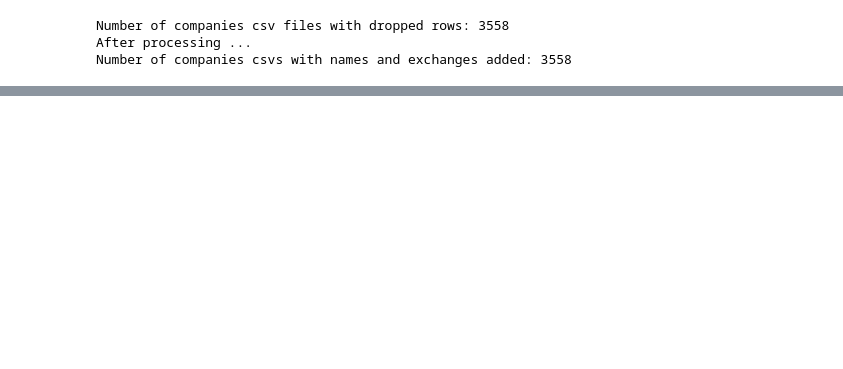
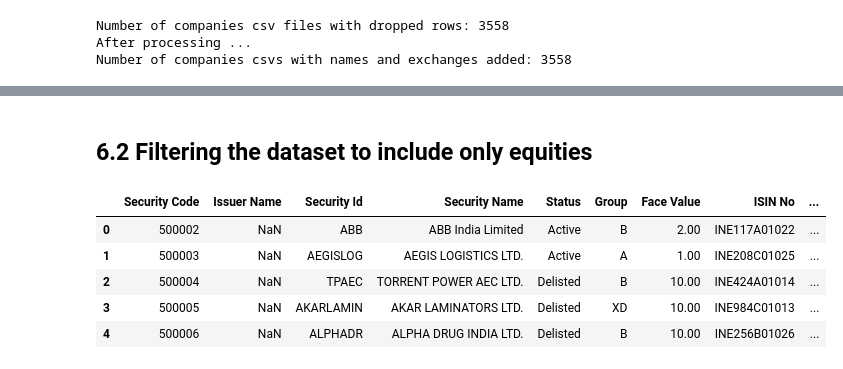
Before and after one commit to Varun487/DataAnalytics_PairTradingModels, a Jupyter notebook: Preprocess/Cleaning_Data.ipynb, the cells around one changed output, grey strips where cells are left out. Cells and saved outputs as stored; diff of their text form; code cells hidden in the pictures; blank space fills up the shorter version.

```diff
--- a/Preprocess/Cleaning_Data.ipynb
+++ b/Preprocess/Cleaning_Data.ipynb
@@ -163,0 +191,12 @@ Number of companies csvs with names and exchanges added: 3558
+# %% [markdown]
+## 6.2 Filtering the dataset to include only equities
+# %%
+equity = equity[equity['Instrument'] == 'Equity']
+equity.head()
+# %% [output]
+|  | Security Code | Issuer Name | Security Id | Security Name | Status | Group | Face Value | ISIN No | ... |
+| 0 | 500002 | NaN | ABB | ABB India Limited | Active | B | 2.00 | INE117A01022 | ... |
+| 1 | 500003 | NaN | AEGISLOG | AEGIS LOGISTICS LTD. | Active | A | 1.00 | INE208C01025 | ... |
+| 2 | 500004 | NaN | TPAEC | TORRENT POWER AEC LTD. | Delisted | B | 10.00 | INE424A01014 | ... |
+| 3 | 500005 | NaN | AKARLAMIN | AKAR LAMINATORS LTD. | Delisted | XD | 10.00 | INE984C01013 | ... |
+| 4 | 500006 | NaN | ALPHADR | ALPHA DRUG INDIA LTD. | Delisted | B | 10.00 | INE256B01026 | ... |
```
Also changed, not shown: parts of 26 cells of this notebook.
